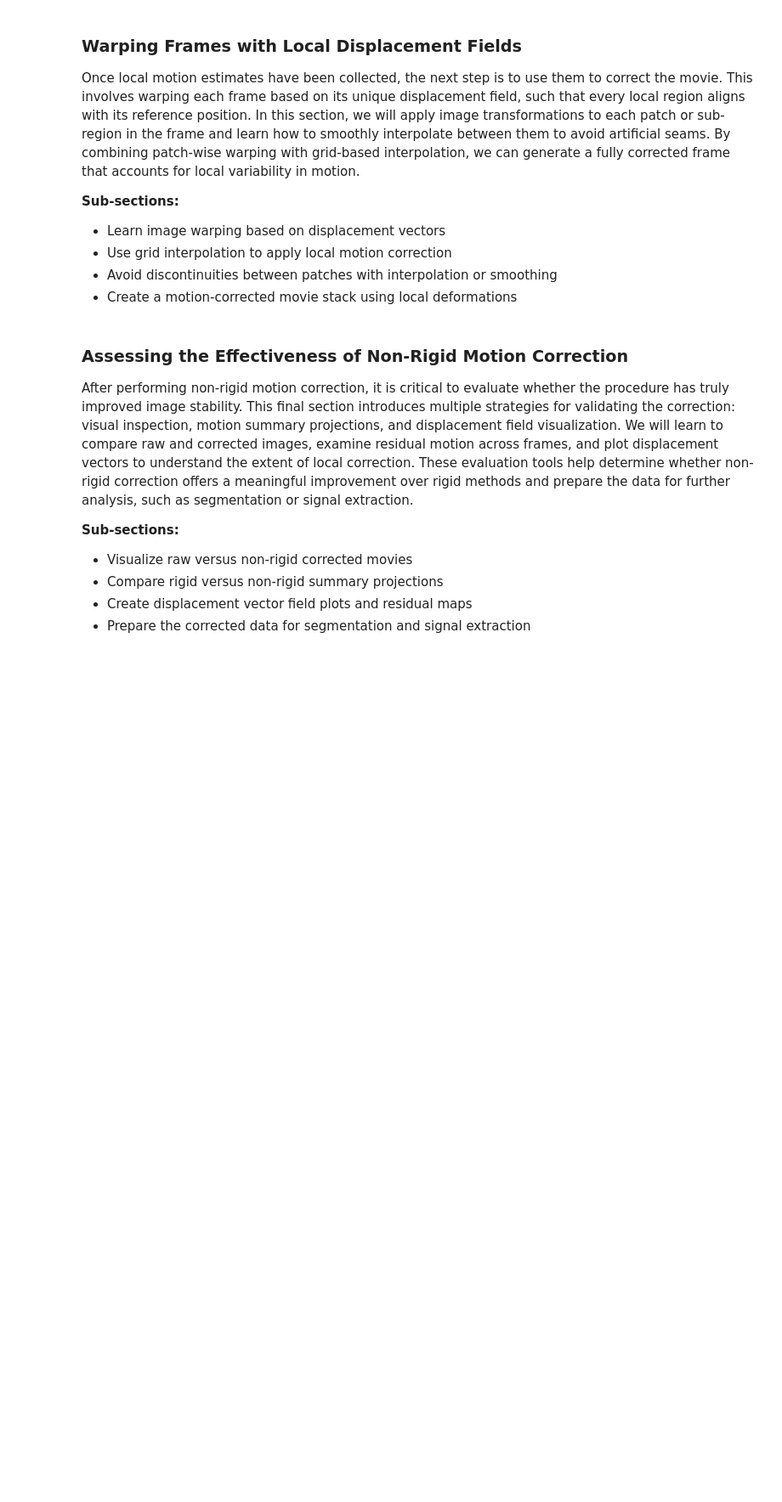
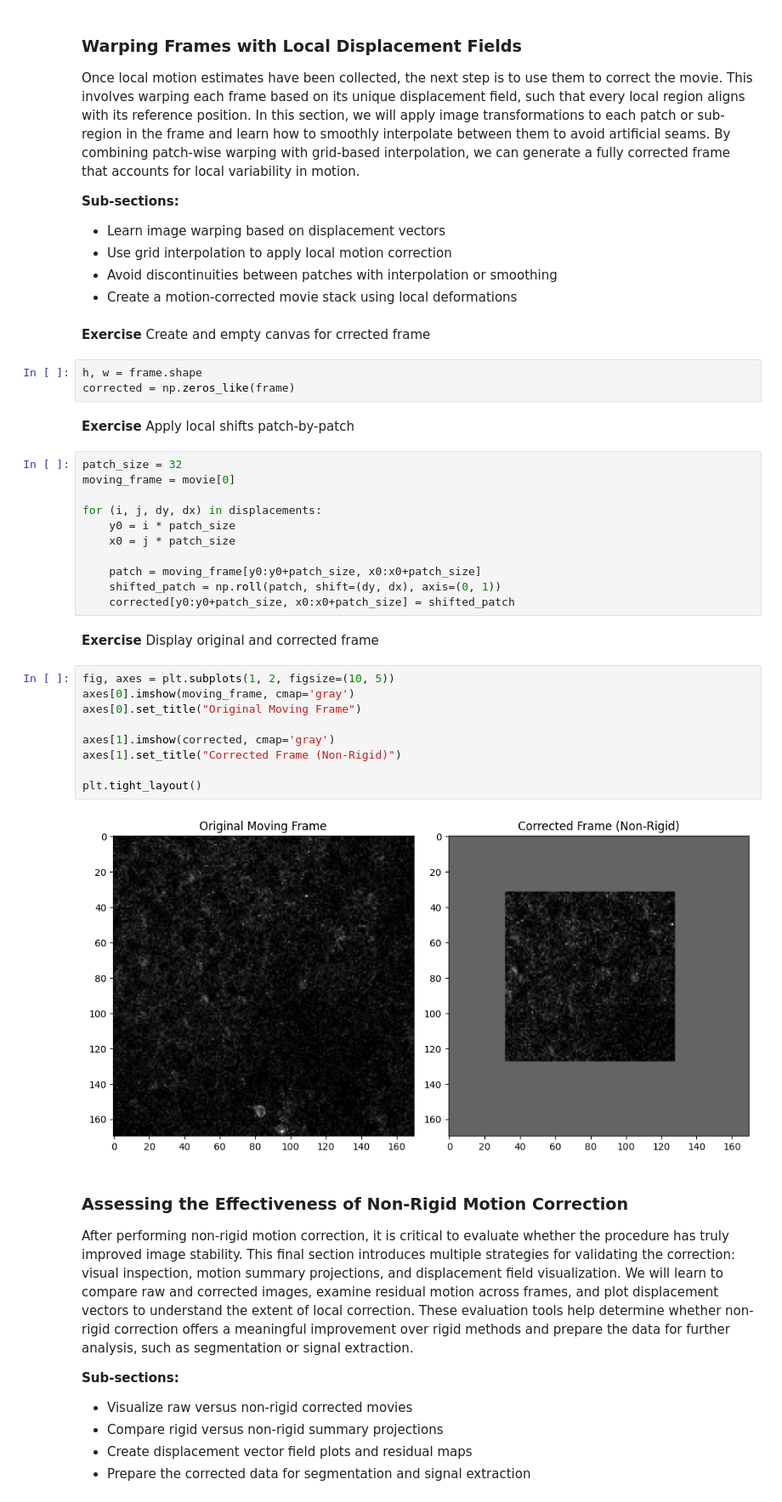
Before and after one commit to sangeethankumar/Courses, a Jupyter notebook: CalciumImaging/Draft1/10. Non-Rigid Motion Correction.ipynb, the cells around one changed output. Shown at 85% size. Cells and saved outputs as stored; diff of their text form; blank space fills up the shorter version.

```diff
--- a/CalciumImaging/Draft1/10. Non-Rigid Motion Correction.ipynb
+++ b/CalciumImaging/Draft1/10. Non-Rigid Motion Correction.ipynb
@@ -230,6 +230,37 @@ Once local motion estimates have been collected, the next step is to use them to
 - Use grid interpolation to apply local motion correction
 - Avoid discontinuities between patches with interpolation or smoothing
 - Create a motion-corrected movie stack using local deformations
+# %% [markdown]
+**Exercise** Create and empty canvas for crrected frame
+# %%
+h, w = frame.shape
+corrected = np.zeros_like(frame)
+# %% [markdown]
+**Exercise** Apply local shifts patch-by-patch
+# %%
+patch_size = 32
+moving_frame = movie[0]
+
+for (i, j, dy, dx) in displacements:
+    y0 = i * patch_size
+    x0 = j * patch_size
+
+    patch = moving_frame[y0:y0+patch_size, x0:x0+patch_size]
+    shifted_patch = np.roll(patch, shift=(dy, dx), axis=(0, 1))
+    corrected[y0:y0+patch_size, x0:x0+patch_size] = shifted_patch
+# %% [markdown]
+**Exercise** Display original and corrected frame
+# %%
+fig, axes = plt.subplots(1, 2, figsize=(10, 5))
+axes[0].imshow(moving_frame, cmap='gray')
+axes[0].set_title("Original Moving Frame")
+
+axes[1].imshow(corrected, cmap='gray')
+axes[1].set_title("Corrected Frame (Non-Rigid)")
+
+plt.tight_layout()
+# %% [output]
+[figure, added]
 # %% [markdown]
 ### **Assessing the Effectiveness of Non-Rigid Motion Correction**
 
```
